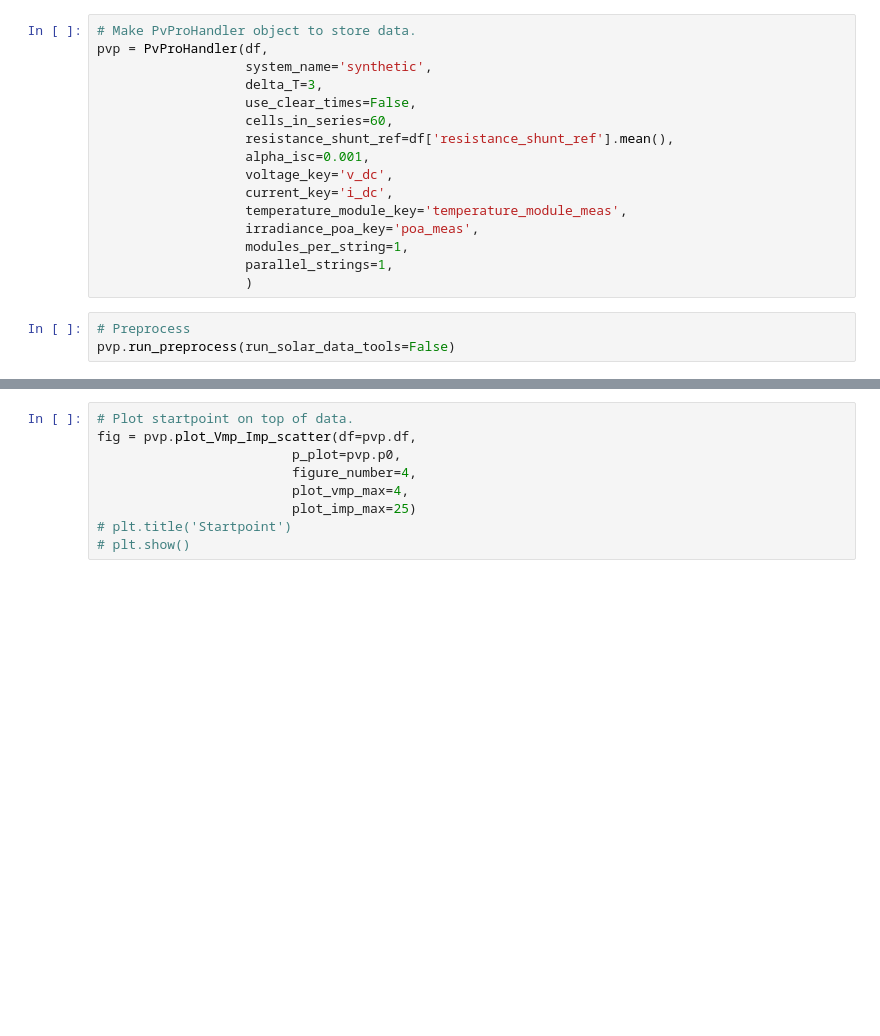
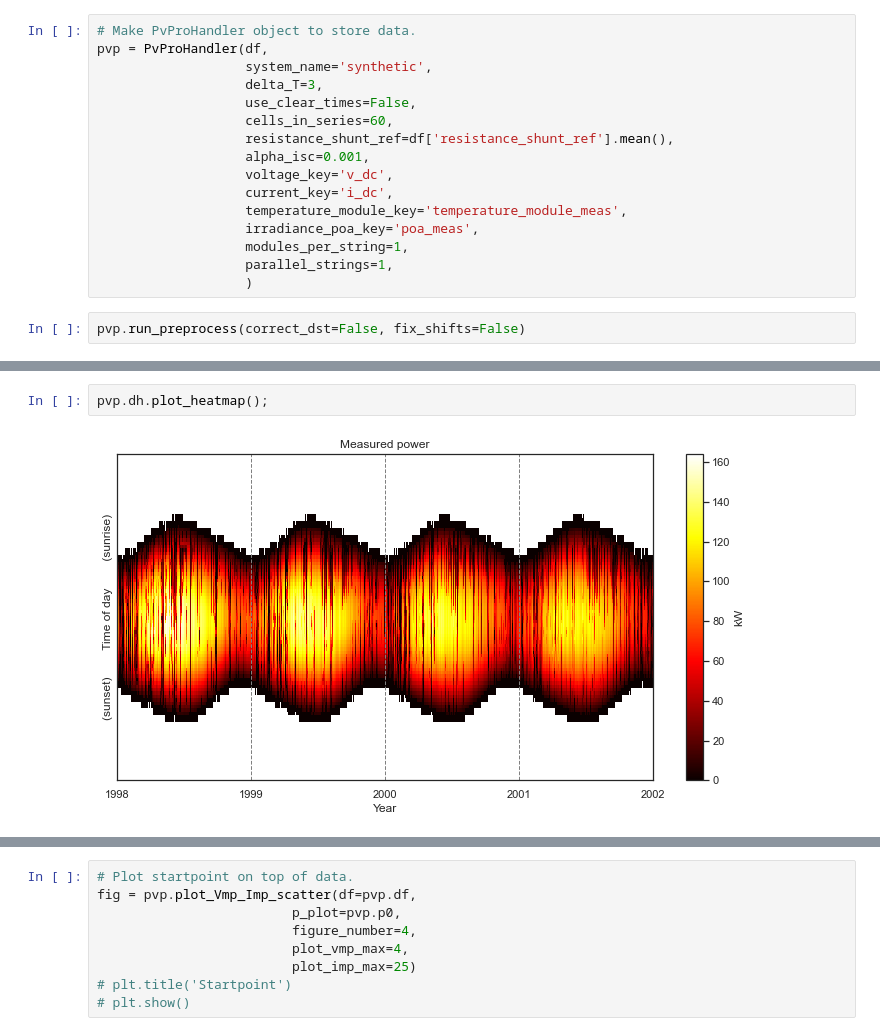
Before and after one commit to DuraMAT/pvpro, a Jupyter notebook: examples/NB01_Simulfit.ipynb, the cells around one changed output, grey strips where cells are left out. Cells and saved outputs as stored; diff of their text form; blank space fills up the shorter version.

Commit message:
updated example on synthetic data

```diff
--- a/examples/NB01_Simulfit.ipynb
+++ b/examples/NB01_Simulfit.ipynb
@@ -23,6 +45,5 @@ pvp = PvProHandler(df,
                    modules_per_string=1,
                    parallel_strings=1,
                    )
-# %%
-# Preprocess
-pvp.run_preprocess(run_solar_data_tools=False)
+# %%
+pvp.run_preprocess(correct_dst=False, fix_shifts=False)
@@ -28,0 +61,4 @@ pvp.run_preprocess(run_solar_data_tools=False)
+# %%
+pvp.dh.plot_heatmap();
+# %% [output]
+[figure, added]
```
Also changed, not shown: parts of 8 cells of this notebook.
